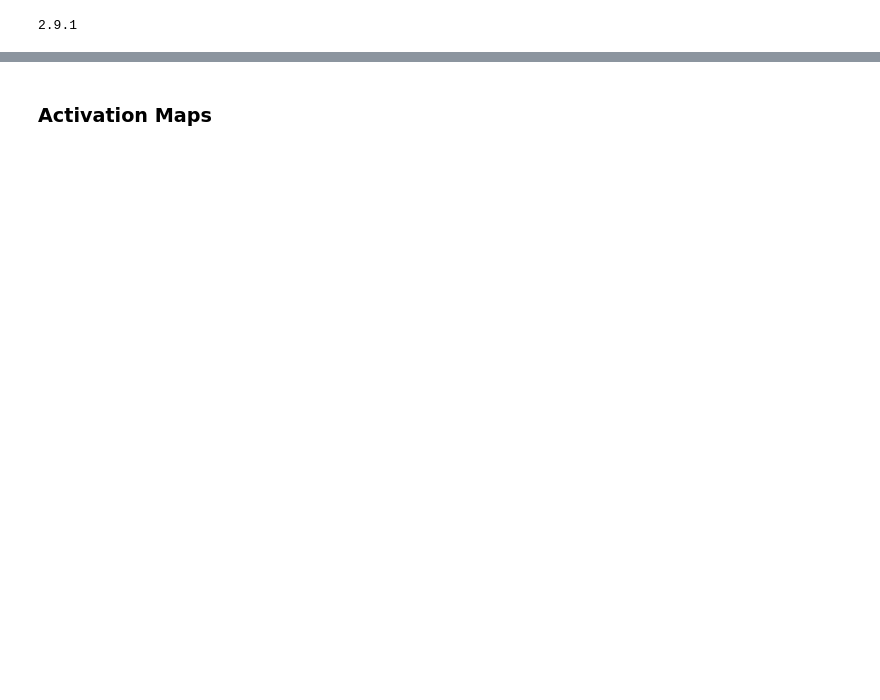
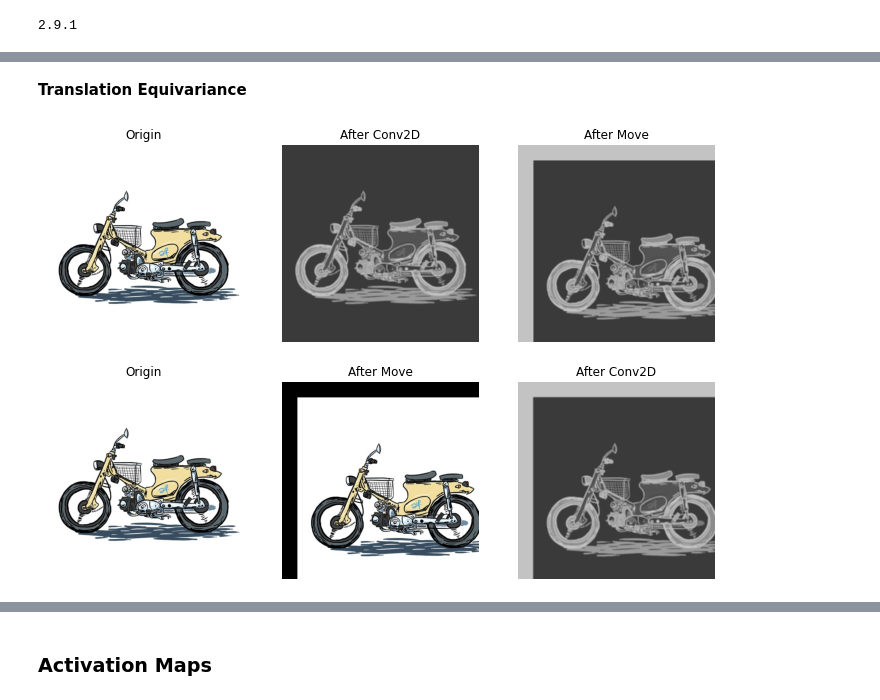
Before and after one commit to simonjisu/aiffel2022, a Jupyter notebook: 07_CNN.ipynb, the cells around one changed output, grey strips where cells are left out. Saved outputs shown, nothing was run; the diff lists cells and outputs as text; code cells hidden in the pictures; blank space fills up the shorter version.

```diff
--- a/07_CNN.ipynb
+++ b/07_CNN.ipynb
@@ -87,0 +114,40 @@ plot_maps(outputs.squeeze(), titles)
+# %% [markdown]
+**Translation Equivariance**
+# %%
+def move_image(image, ox, oy):
+    # https://stackoverflow.com/questions/27087139/shifting-an-image-in-numpy
+    non = lambda s: s if s < 0 else None
+    mom = lambda s: max(0, s)
+
+    shifted_image = np.zeros_like(image)
+    shifted_image[mom(oy):non(oy), mom(ox):non(ox)] = image[mom(-oy):non(-oy), mom(-ox):non(-ox)]
+    return shifted_image
+
+def draw_translation_equivariance(axs, imgs_type, titles_type):
+    for i, (ax, image, title) in enumerate(zip(axs, imgs_type, titles_type)):
+        if i == 0:
+            ax.imshow(image)
+        else:
+            ax.imshow(image, cmap='gray')
+        ax.axis('off')
+        ax.set_title(title)
+
+ox = 50
+oy = 50
+moved_img = move_image(np.array(img), ox, oy)
+moved_inputs = moved_img[None,].astype(np.float32)
+moved_outputs = tf.nn.conv2d(moved_inputs, kernel, strides=1, padding='VALID')
+outputs_moved = move_image(np.squeeze(outputs), ox, oy)
+
+imgs_type1 = [np.array(img), np.squeeze(outputs), outputs_moved]
+titles_type1 = ['Origin', 'After Conv2D', 'After Move']
+imgs_type2 = [np.array(img), moved_img, np.squeeze(moved_outputs)]
+titles_type2 = ['Origin', 'After Move', 'After Conv2D']
+
+fig, axes = plt.subplots(2, 3, figsize=(12, 8))
+ax1, ax2 = axes[0, :], axes[1, :]
+draw_translation_equivariance(axs=ax1, imgs_type=imgs_type1, titles_type=titles_type1)
+draw_translation_equivariance(axs=ax2, imgs_type=imgs_type2, titles_type=titles_type2)
+plt.show()
+# %% [output]
+[figure, added]
```
Also changed, not shown: parts of 120 cells of this notebook, 8 other files.
